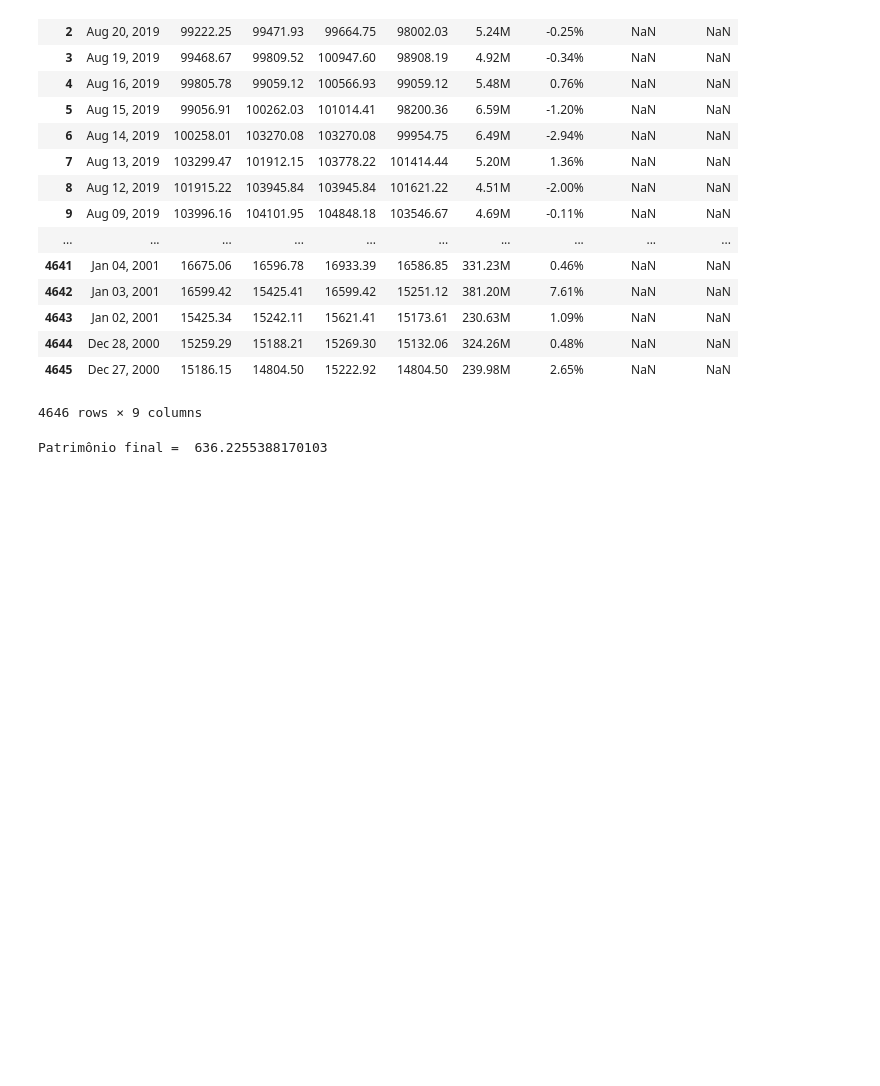
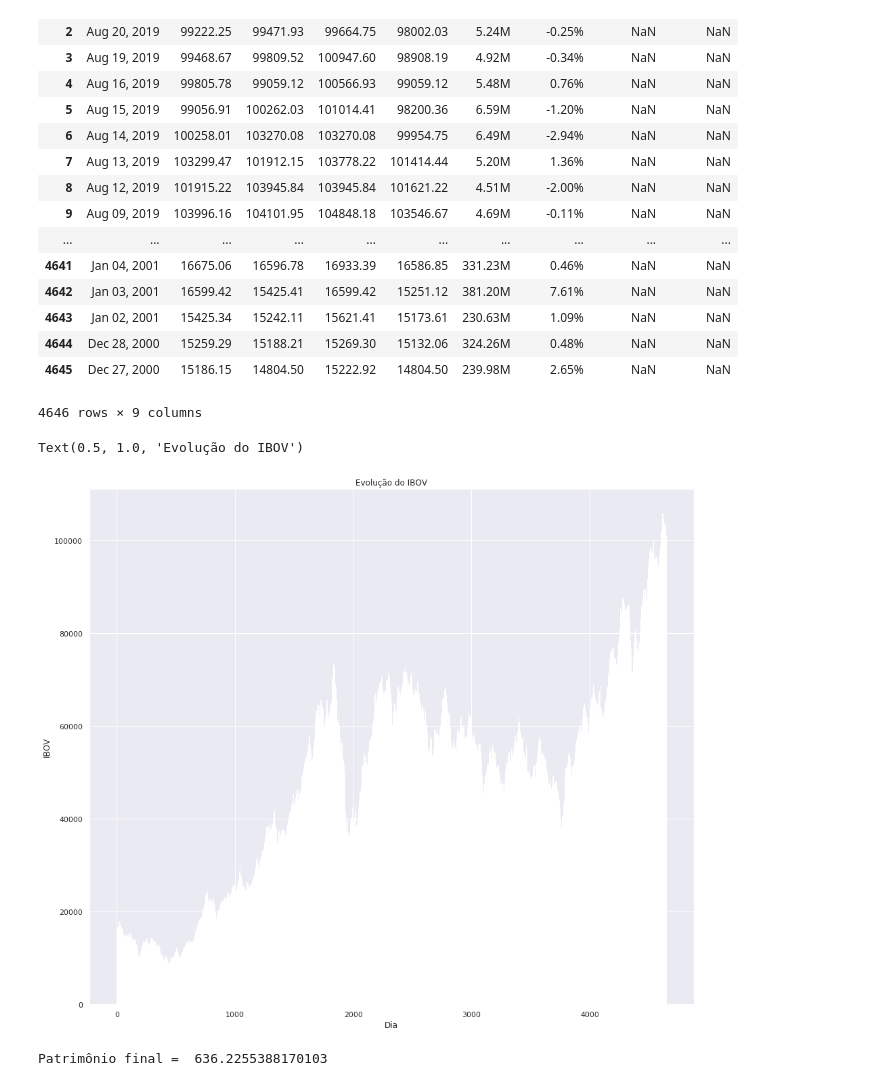
Before and after one commit to georgegondim/misc, a Jupyter notebook: finances/ibov.ipynb, the cells around one changed output. Cells and saved outputs as stored; diff of their text form; code cells hidden in the pictures; blank space fills up the shorter version.

```diff
--- a/finances/ibov.ipynb
+++ b/finances/ibov.ipynb
@@ -54,6 +54,15 @@ df
 | 4644 | Dec 28, 2000 | 15259.29 | 15188.21 | 15269.30 | 15132.06 | 324.26M | 0.48% | NaN | NaN |
 | 4645 | Dec 27, 2000 | 15186.15 | 14804.50 | 15222.92 | 14804.50 | 239.98M | 2.65% | NaN | NaN |
 4646 rows × 9 columns
+# %%
+monthly = df.Price.values.copy()[::-1]
+plt.bar(np.array(list(range(len(monthly)))), monthly, align='center')
+plt.ylabel('IBOV')
+plt.xlabel('Dia')
+plt.title('Evolução do IBOV')
+# %% [output]
+Text(0.5, 1.0, 'Evolução do IBOV')
+[figure, added]
 # %%
 monthly = df.Price.values.copy()[::-1]
 dates = df.Date.values.copy()[::-1]
```
Also changed, not shown: parts of 1 cell of this notebook.
